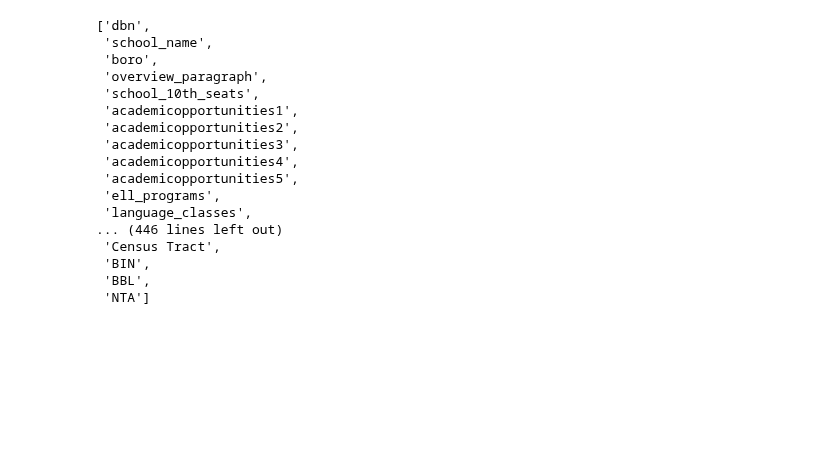
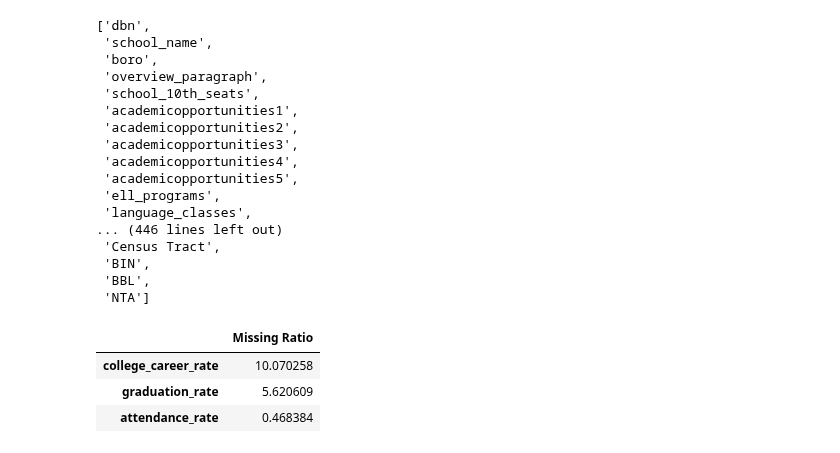
Before and after one commit to Ilroy/DS_Final_Project, a Jupyter notebook: external_testing.ipynb, the cells around one changed output. Saved outputs shown, nothing was run; the diff lists cells and outputs as text; code cells hidden in the pictures; blank space fills up the shorter version.

```diff
--- a/external_testing.ipynb
+++ b/external_testing.ipynb
@@ -55,0 +58,16 @@ list(schools_df)
+# %%
+columns = ['school_name','overview_paragraph','neighborhood','location',
+           'website','grades2018','finalgrades','total_students','graduation_rate','attendance_rate','college_career_rate','Borough','addr_zip','Latitude',
+           'Longitude']
+
+final_df = schools_df[columns]
+# %%
+final_na = (final_df.isnull().sum() / len(final_df)) * 100
+final_na = final_na.drop(final_na[final_na == 0].index).sort_values(ascending=False)[:30]
+schools_missing_data = pd.DataFrame({'Missing Ratio':final_na})
+schools_missing_data
+# %% [output]
+|  | Missing Ratio |
+| college_career_rate | 10.070258 |
+| graduation_rate | 5.620609 |
+| attendance_rate | 0.468384 |
```
Also changed, not shown: parts of 8 cells of this notebook.
